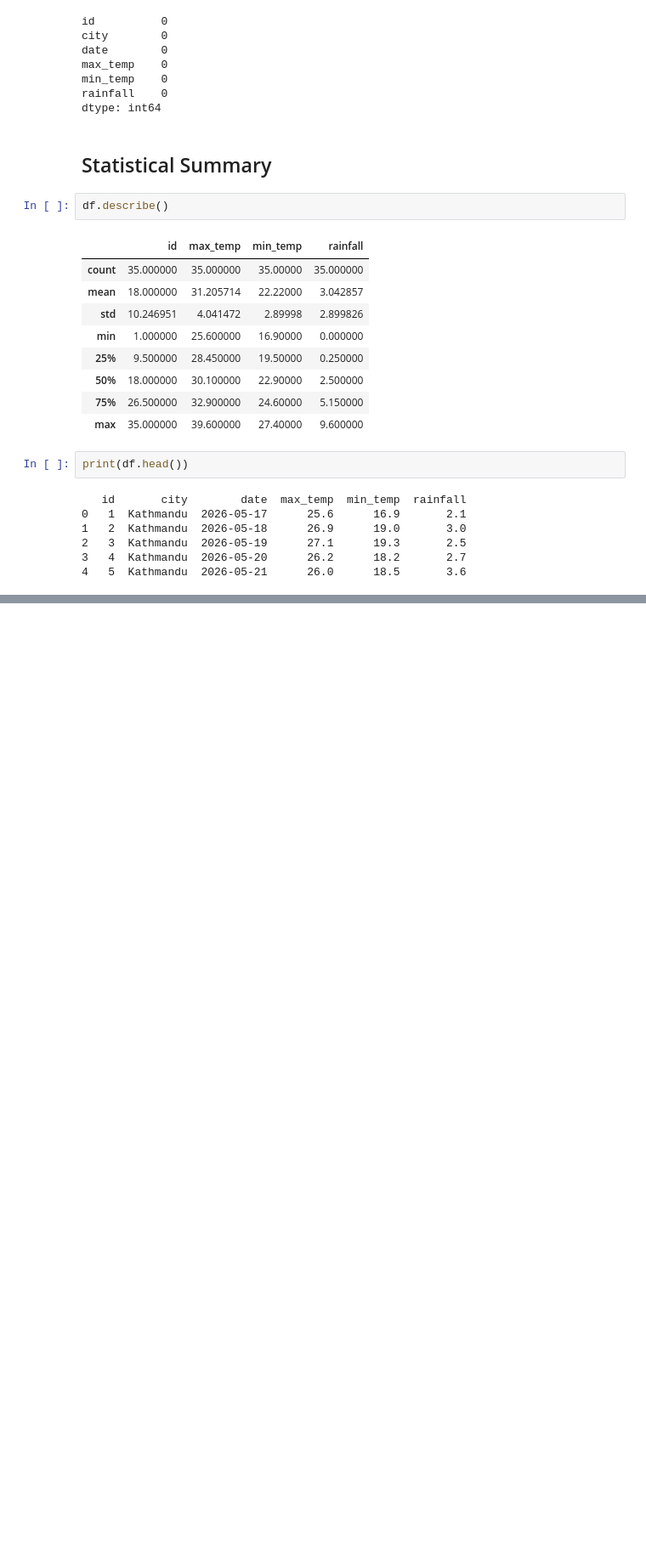
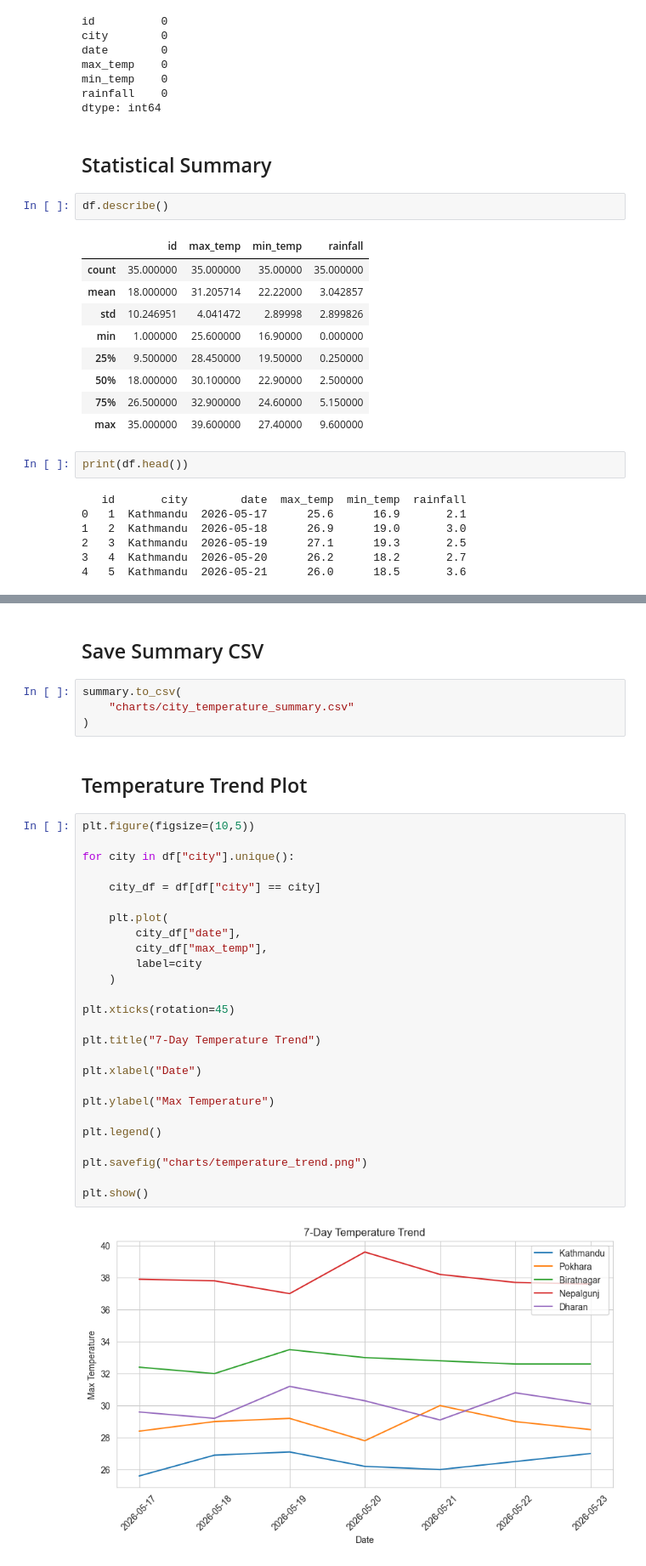
Before and after one commit to MaharjanSumit-59/AI_Data_Internship, a Jupyter notebook: week_5(EDA_Data_Analysis)/Task_2/task2.ipynb, the cells around one changed output, grey strips where cells are left out. Shown at 85% size. Cells and saved outputs as stored; diff of their text form; blank space fills up the shorter version.

```diff
--- a/week_5(EDA_Data_Analysis)/Task_2/task2.ipynb
+++ b/week_5(EDA_Data_Analysis)/Task_2/task2.ipynb
@@ -227,0 +380,36 @@ print(df.head())
+# %% [markdown]
+## Save Summary CSV
+# %%
+summary.to_csv(
+    "charts/city_temperature_summary.csv"
+)
+# %% [markdown]
+## Temperature Trend Plot
+# %%
+plt.figure(figsize=(10,5))
+
+for city in df["city"].unique():
+
+    city_df = df[df["city"] == city]
+
+    plt.plot(
+        city_df["date"],
+        city_df["max_temp"],
+        label=city
+    )
+
+plt.xticks(rotation=45)
+
+plt.title("7-Day Temperature Trend")
+
+plt.xlabel("Date")
+
+plt.ylabel("Max Temperature")
+
+plt.legend()
+
+plt.savefig("charts/temperature_trend.png")
+
+plt.show()
+# %% [output]
+[figure, added]
```
Also changed, not shown: parts of 18 cells of this notebook, 6 other files.
